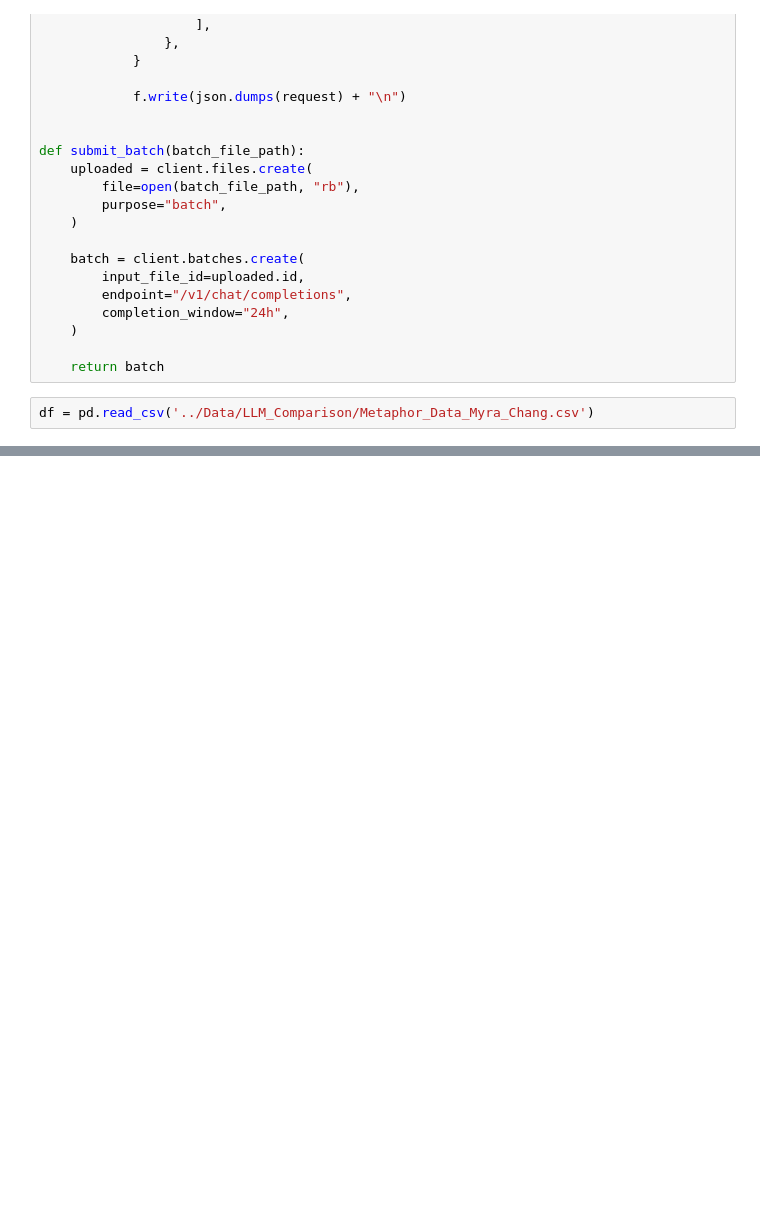
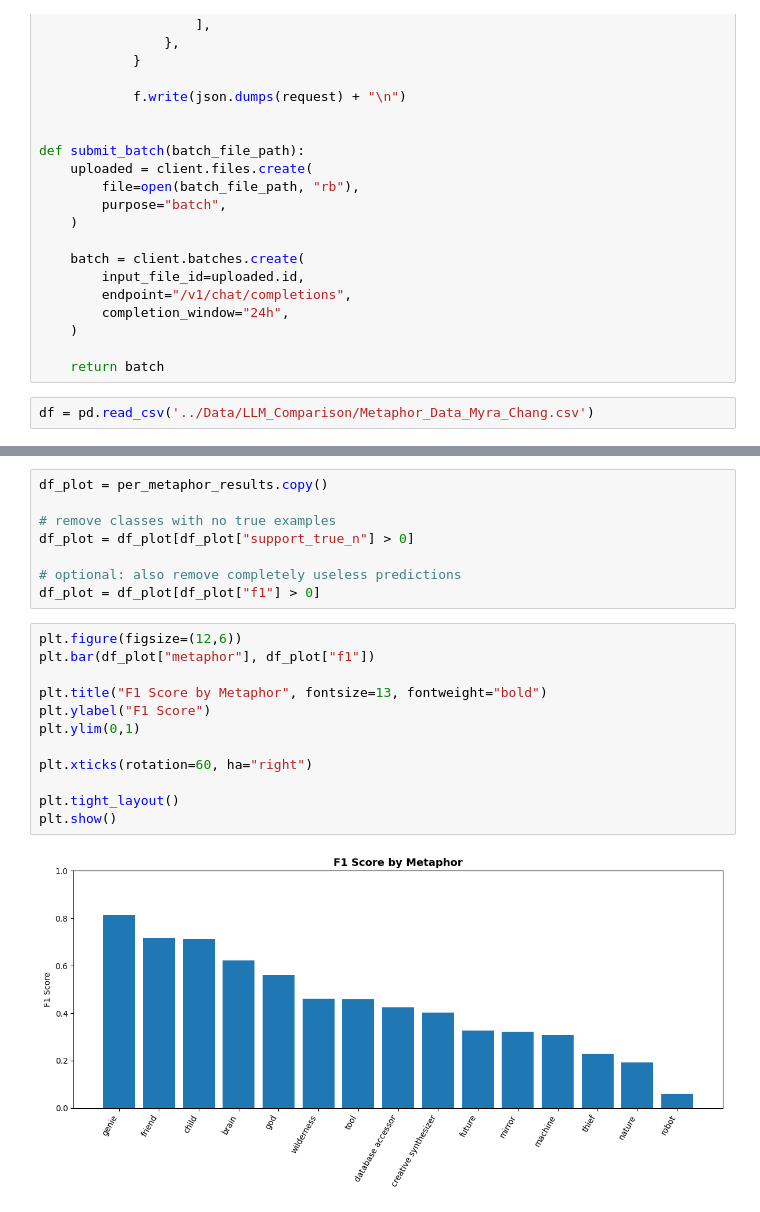
Before and after one commit to Sagnik-Chakravarty/FrameScope, a Jupyter notebook: Notebooks/00_LLM_Old.ipynb, the cells around one changed output, grey strips where cells are left out. Saved outputs shown, nothing was run; the diff lists cells and outputs as text; blank space fills up the shorter version.

```diff
--- a/Notebooks/00_LLM_Old.ipynb
+++ b/Notebooks/00_LLM_Old.ipynb
@@ -180,0 +362,22 @@ results_df.head()
+# %%
+df_plot = per_metaphor_results.copy()
+
+# remove classes with no true examples
+df_plot = df_plot[df_plot["support_true_n"] > 0]
+
+# optional: also remove completely useless predictions
+df_plot = df_plot[df_plot["f1"] > 0]
+# %%
+plt.figure(figsize=(12,6))
+plt.bar(df_plot["metaphor"], df_plot["f1"])
+
+plt.title("F1 Score by Metaphor", fontsize=13, fontweight="bold")
+plt.ylabel("F1 Score")
+plt.ylim(0,1)
+
+plt.xticks(rotation=60, ha="right")
+
+plt.tight_layout()
+plt.show()
+# %% [output]
+[figure, added]
```
Also changed, not shown: parts of 15 cells of this notebook.
